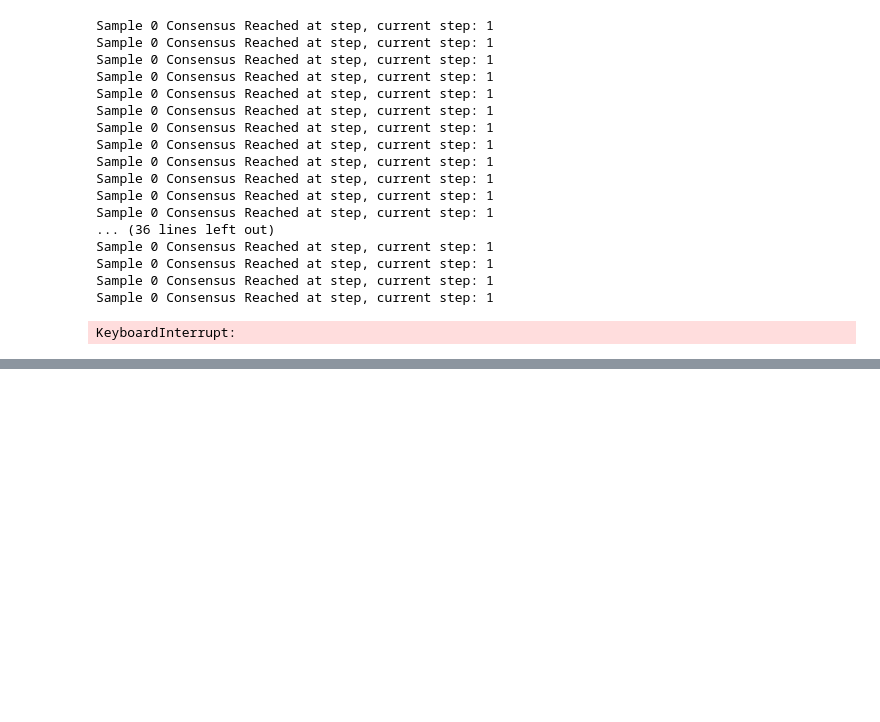
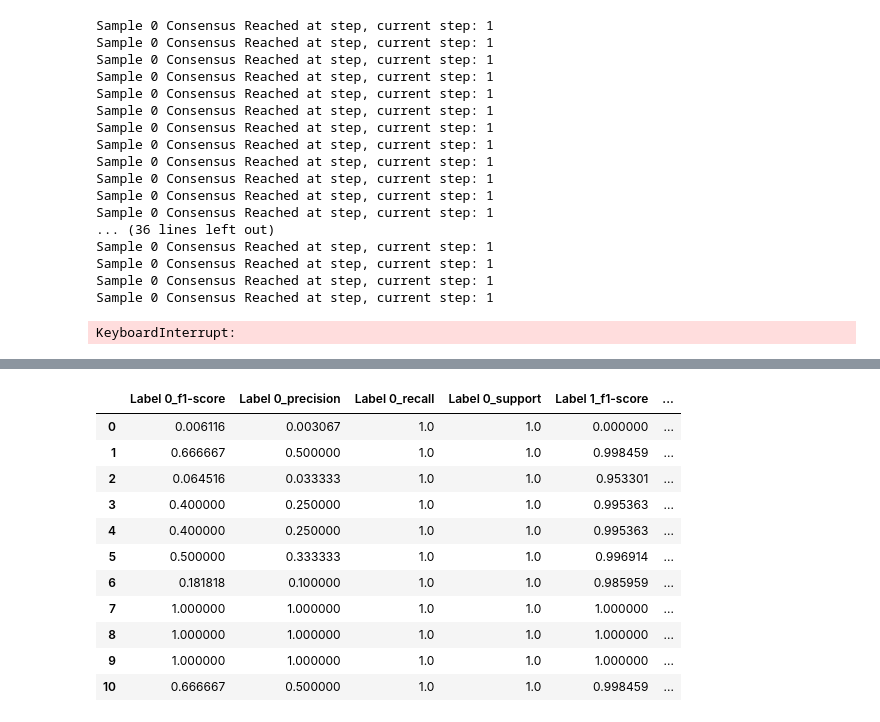
Before and after one commit to edoardogiacomello/DistributedSegmentation, a Jupyter notebook: src/SyntheticSamples-v2.ipynb, the cells around one changed output, grey strips where cells are left out. Drawn from its saved outputs; the diff is of its cells as text; code cells hidden in the pictures; blank space fills up the shorter version.

```diff
--- a/src/SyntheticSamples-v2.ipynb
+++ b/src/SyntheticSamples-v2.ipynb
@@ -320,0 +386,15 @@ KeyboardInterrupt:
+# %%
+run_result
+# %% [output]
+|  | Label 0_f1-score | Label 0_precision | Label 0_recall | Label 0_support | Label 1_f1-score | ... |
+| 0 | 0.006116 | 0.003067 | 1.0 | 1.0 | 0.000000 | ... |
+| 1 | 0.666667 | 0.500000 | 1.0 | 1.0 | 0.998459 | ... |
+| 2 | 0.064516 | 0.033333 | 1.0 | 1.0 | 0.953301 | ... |
+| 3 | 0.400000 | 0.250000 | 1.0 | 1.0 | 0.995363 | ... |
+| 4 | 0.400000 | 0.250000 | 1.0 | 1.0 | 0.995363 | ... |
+| 5 | 0.500000 | 0.333333 | 1.0 | 1.0 | 0.996914 | ... |
+| 6 | 0.181818 | 0.100000 | 1.0 | 1.0 | 0.985959 | ... |
+| 7 | 1.000000 | 1.000000 | 1.0 | 1.0 | 1.000000 | ... |
+| 8 | 1.000000 | 1.000000 | 1.0 | 1.0 | 1.000000 | ... |
+| 9 | 1.000000 | 1.000000 | 1.0 | 1.0 | 1.000000 | ... |
+| 10 | 0.666667 | 0.500000 | 1.0 | 1.0 | 0.998459 | ... |
```
Also changed, not shown: parts of 3 cells of this notebook, 2 other files.
